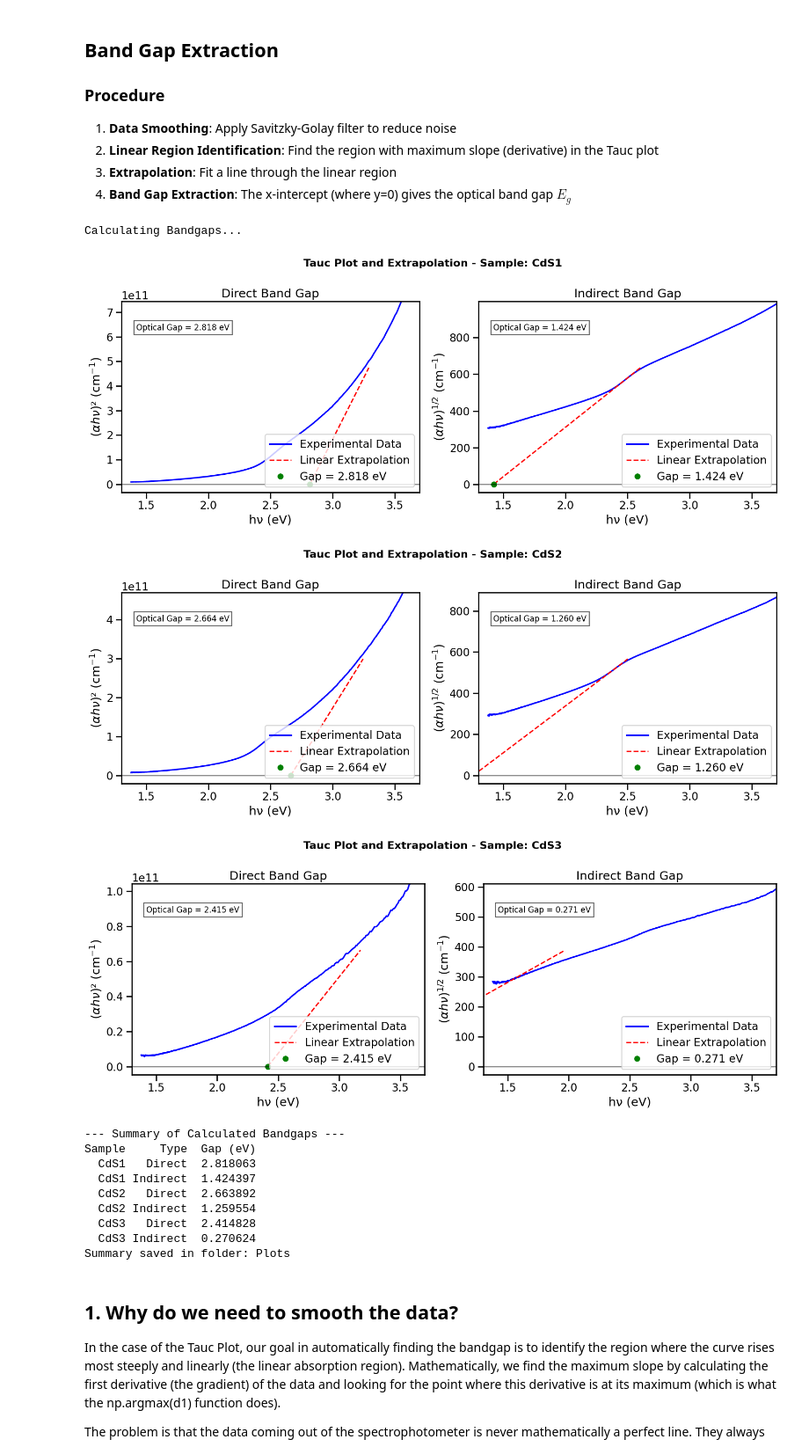
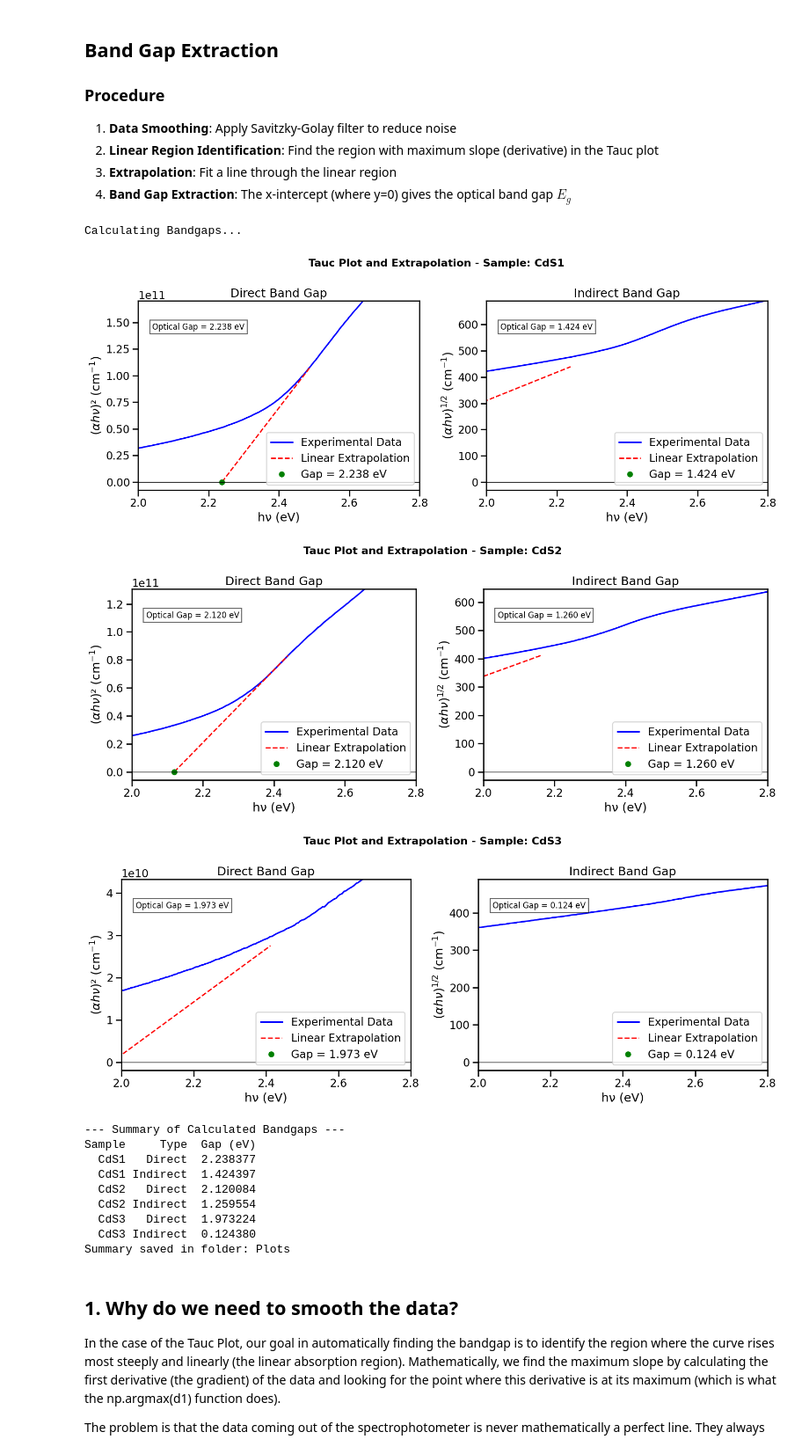
Before and after one commit to JotaP-183/Data_Analysis, a Jupyter notebook: UV-Vis/UV_Vis_analysis.ipynb, the cells around one changed output. Shown at 88% size. Cells and saved outputs as stored; diff of their text form; code cells hidden in the pictures.

```diff
--- a/UV-Vis/UV_Vis_analysis.ipynb
+++ b/UV-Vis/UV_Vis_analysis.ipynb
@@ -186,8 +188,8 @@ gaps = []
 
 # You can adjust these limits (in eV) to focus the analysis on the rising edge of the material
 # and ignore noise at low energies or substrate (Glass) absorption at high energies.
-min_energy = 1.5
-max_energy = 3.5
+min_energy = 2.2
+max_energy = 2.6
 
 for k in res.keys():
     fig, (ax1, ax2) = plt.subplots(1, 2, figsize=(15,6))
@@ -255,44 +257,44 @@ for k in res.keys():
 
         # Mark the exact point of the Bandgap
         ax.plot(x_cross, 0, 'go', markersize=8, label=f'Gap = {x_cross:.3f} eV')
 
         # Axis formatting
         ax.axhline(0, color='black', linewidth=1)
         ax.set_xlabel(r'hν (eV)')
         ax.set_ylabel(info['ylabel'])
         ax.set_title(info['title'])
         ax.text(0.05, 0.85, f'Optical Gap = {x_cross:.3f} eV', transform=ax.transAxes, fontsize=12, bbox=dict(facecolor='white', alpha=0.6))
 
         # Adjust the visual "window" of the plot
         ax.set_xlim(min_energy - 0.2, max_energy + 0.2)
         ax.set_ylim(-0.05 * np.amax(y_fit), 1.1 * np.amax(y_fit))
         ax.legend(loc='lower right')
 
     plt.tight_layout()
     plt.savefig(os.path.join(PLOTS_DIR, f'Tauc_plot_extrapolation_{k}.png'), dpi=300)
     plt.show()
 
 # Export a summary with all calculated Bandgaps
 print("\n--- Summary of Calculated Bandgaps ---")
 df_gaps = pd.DataFrame(gaps)
 print(df_gaps.to_string(index=False))
 
 # Optional: Save to an Excel file
 df_gaps.to_excel(os.path.join(PLOTS_DIR, "Summary_Bandgaps.xlsx"), index=False)
 print(f"Summary saved in folder: {PLOTS_DIR}")
 # %% [output]
 Calculating Bandgaps...
-[figure, old version]
+[figure, new version]
-[figure, old version]
+[figure, new version]
-[figure, old version]
+[figure, new version]
 --- Summary of Calculated Bandgaps ---
 Sample     Type  Gap (eV)
-  CdS1   Direct  2.818063
+  CdS1   Direct  2.238377
   CdS1 Indirect  1.424397
-  CdS2   Direct  2.663892
+  CdS2   Direct  2.120084
   CdS2 Indirect  1.259554
-  CdS3   Direct  2.414828
-  CdS3 Indirect  0.270624
+  CdS3   Direct  1.973224
+  CdS3 Indirect  0.124380
 Summary saved in folder: Plots
 # %% [markdown]
 ## 1. Why do we need to smooth the data?
```
Also changed, not shown: parts of 2 cells of this notebook, 32 other files.
